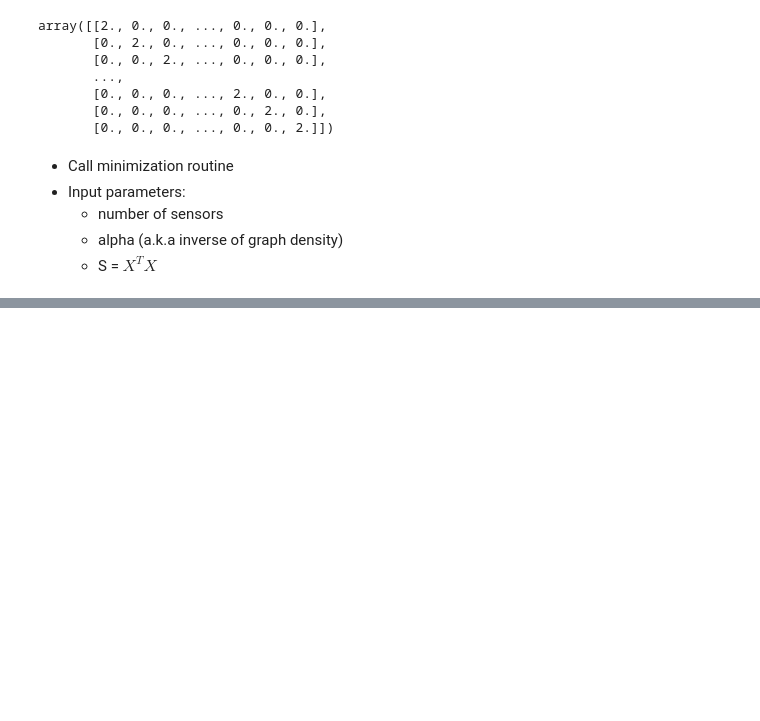
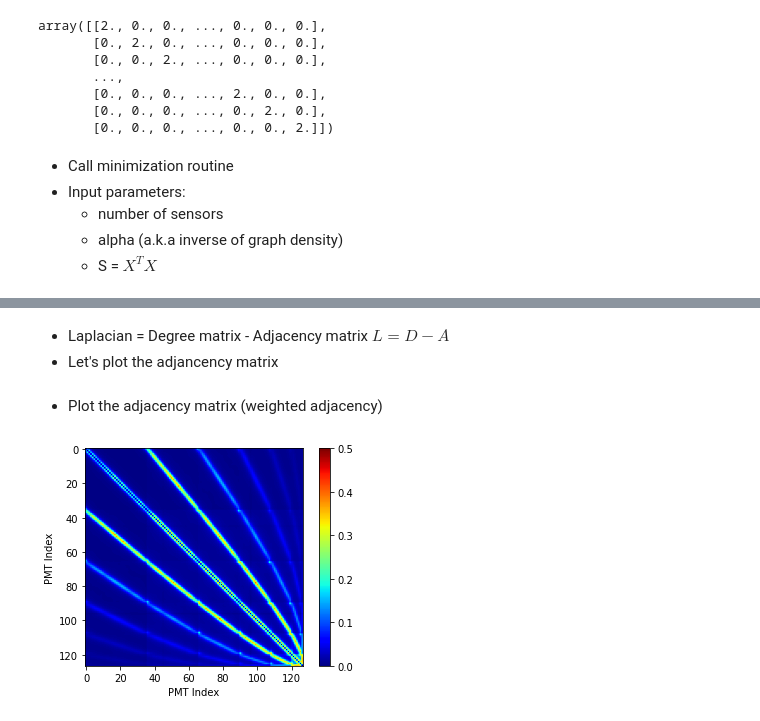
Before and after one commit to DidactsOrg/graph_learning, a Jupyter notebook: graph_learning.ipynb, the cells around one changed output, grey strips where cells are left out. Drawn from its saved outputs; the diff is of its cells as text; code cells hidden in the pictures; blank space fills up the shorter version.

```diff
--- a/graph_learning.ipynb
+++ b/graph_learning.ipynb
@@ -17,3 +54,5 @@ with open("optical_1t.pickle", "rb") as f:
+# %%
+signal = hp_top
 # %% [markdown]
 * Using trace's cyclic property we can calculate the product $X^{T}X$, where $S=X^{T}X$
 # %%
@@ -80,0 +123,21 @@ array([[ 1.58162706, -0.27193459, -0.10418694, ..., -0.01297106,
+# %% [markdown]
+* Laplacian = Degree matrix - Adjacency matrix  $L = D-A$
+* Let's plot the adjancency matrix
+# %%
+degree_d = np.diagonal(Laplacian)
+degree_m = np.zeros((n_sensors, n_sensors))
+np.fill_diagonal(degree_m,degree_d)
+adjacency_m = degree_m - Laplacian
+# %% [markdown]
+* Plot the adjacency matrix (weighted adjacency)
+# %%
+fig = plt.figure()
+ax= fig.subplots()
+plt.imshow(adjacency_m, cmap='jet',vmin=0,vmax=0.5)
+plt.colorbar()
+ax.set_ylabel('PMT Index')
+ax.set_xlabel('PMT Index')
+limits=plt.axis('on')
+plt.show()
+# %% [output]
+[figure, added]
```
Also changed, not shown: parts of 15 cells of this notebook.
